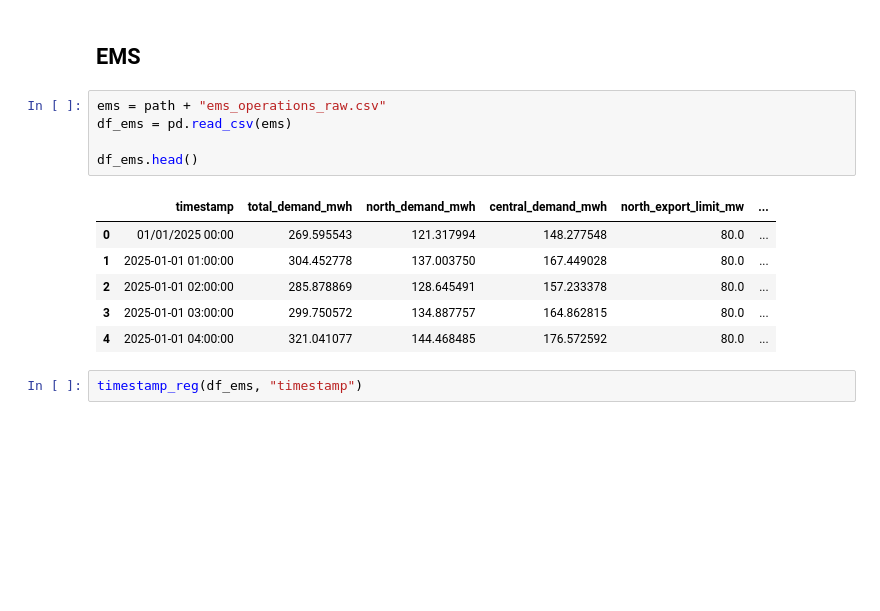
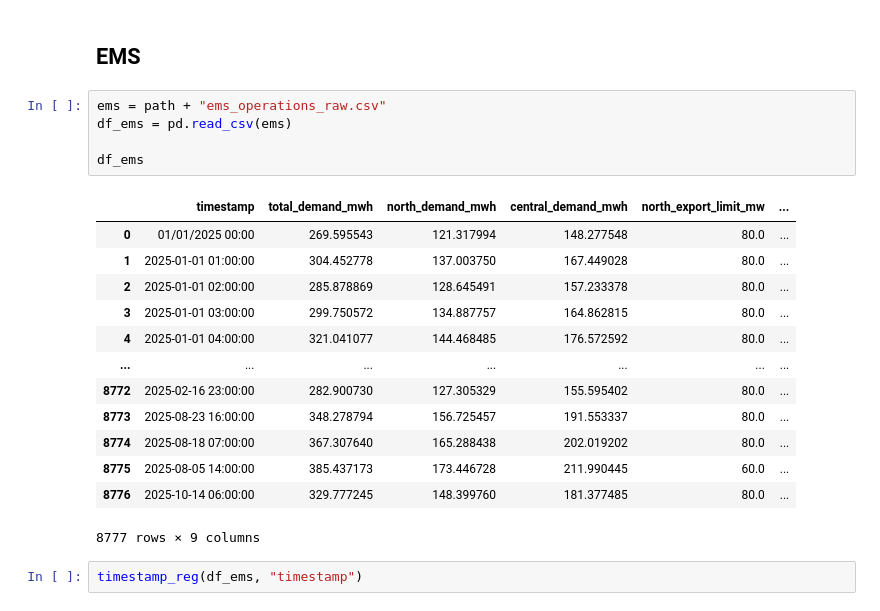
Before and after one commit to sadamhabnawi28/GreenGrid_Energy_Project, a Jupyter notebook: scripts/data_cleaning.ipynb, the cells around one changed output. Drawn from its saved outputs; the diff is of its cells as text; blank space fills up the shorter version.

```diff
--- a/scripts/data_cleaning.ipynb
+++ b/scripts/data_cleaning.ipynb
@@ -319,15 +370,22 @@ np.int64(0)
 # %%
 ems = path + "ems_operations_raw.csv"
 df_ems = pd.read_csv(ems)
 
-df_ems.head()
+df_ems
 # %% [output]
 |  | timestamp | total_demand_mwh | north_demand_mwh | central_demand_mwh | north_export_limit_mw | ... |
 | 0 | 01/01/2025 00:00 | 269.595543 | 121.317994 | 148.277548 | 80.0 | ... |
 | 1 | 2025-01-01 01:00:00 | 304.452778 | 137.003750 | 167.449028 | 80.0 | ... |
 | 2 | 2025-01-01 02:00:00 | 285.878869 | 128.645491 | 157.233378 | 80.0 | ... |
 | 3 | 2025-01-01 03:00:00 | 299.750572 | 134.887757 | 164.862815 | 80.0 | ... |
 | 4 | 2025-01-01 04:00:00 | 321.041077 | 144.468485 | 176.572592 | 80.0 | ... |
+| ... | ... | ... | ... | ... | ... | ... |
+| 8772 | 2025-02-16 23:00:00 | 282.900730 | 127.305329 | 155.595402 | 80.0 | ... |
+| 8773 | 2025-08-23 16:00:00 | 348.278794 | 156.725457 | 191.553337 | 80.0 | ... |
+| 8774 | 2025-08-18 07:00:00 | 367.307640 | 165.288438 | 202.019202 | 80.0 | ... |
+| 8775 | 2025-08-05 14:00:00 | 385.437173 | 173.446728 | 211.990445 | 60.0 | ... |
+| 8776 | 2025-10-14 06:00:00 | 329.777245 | 148.399760 | 181.377485 | 80.0 | ... |
+8777 rows × 9 columns
 # %%
 timestamp_reg(df_ems, "timestamp")
 # %%
```
Also changed, not shown: parts of 36 cells of this notebook, 4 other files.
